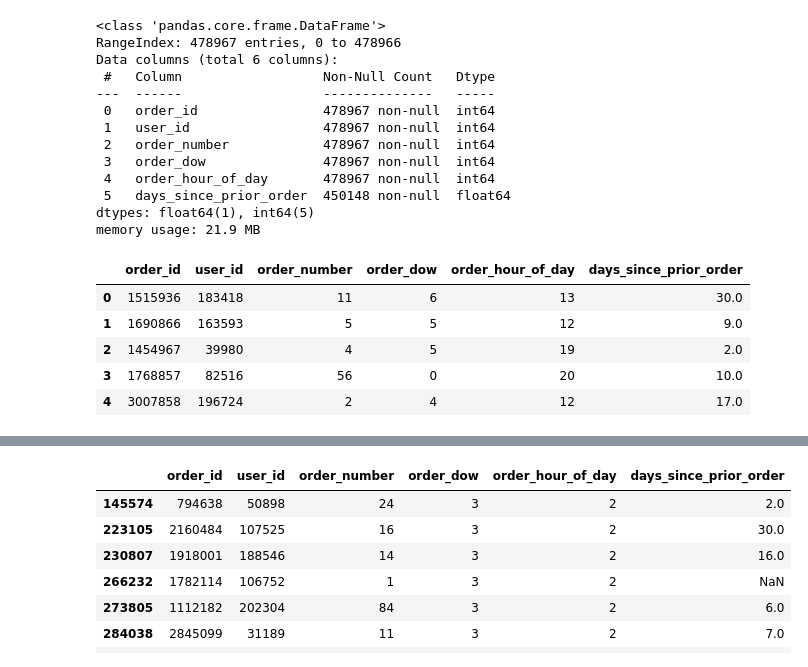
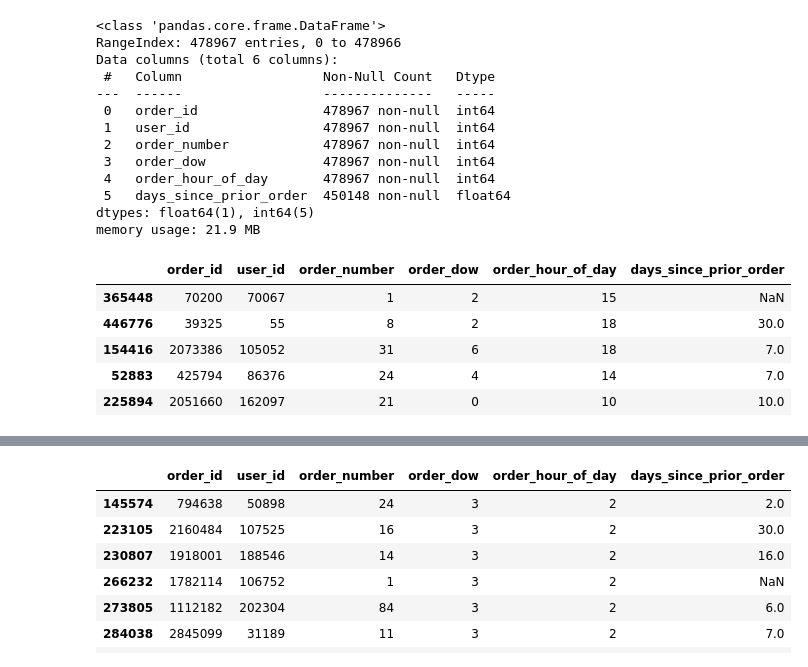
Before and after one commit to Aslan934/InstaCart_orders_analysis_pandas, a Jupyter notebook: instacart_orders_analysis.ipynb, the cells around one changed output, grey strips where cells are left out. Saved outputs shown, nothing was run; the diff lists cells and outputs as text; code cells hidden in the pictures.

Commit message:
Updated using Colab

```diff
--- a/instacart_orders_analysis.ipynb
+++ b/instacart_orders_analysis.ipynb
@@ -73,11 +73,11 @@ Contains information about grocery department categories.
 # %%
 import pandas as pd
 # %%
-orders         = pd.read_csv('/content/drive/MyDrive/Colab Notebooks/Pandas Project 1/instacart_orders.csv', sep=';')
-products       = pd.read_csv('/content/drive/MyDrive/Colab Notebooks/Pandas Project 1/products.csv', sep=';')
-departments    = pd.read_csv('/content/drive/MyDrive/Colab Notebooks/Pandas Project 1/departments.csv', sep=';')
-aisles         = pd.read_csv('/content/drive/MyDrive/Colab Notebooks/Pandas Project 1/aisles.csv', sep=';')
-order_products = pd.read_csv('/content/drive/MyDrive/Colab Notebooks/Pandas Project 1/order_products.csv', sep=';')
+orders         = pd.read_csv('/content/drive/MyDrive/Colab Notebooks/Pandas Project 1/datasets/instacart_orders.csv', sep=';')
+products       = pd.read_csv('/content/drive/MyDrive/Colab Notebooks/Pandas Project 1/datasets/products.csv', sep=';')
+departments    = pd.read_csv('/content/drive/MyDrive/Colab Notebooks/Pandas Project 1/datasets/departments.csv', sep=';')
+aisles         = pd.read_csv('/content/drive/MyDrive/Colab Notebooks/Pandas Project 1/datasets/aisles.csv', sep=';')
+order_products = pd.read_csv('/content/drive/MyDrive/Colab Notebooks/Pandas Project 1/datasets/order_products.csv', sep=';')
 # %%
 from google.colab import drive
 drive.mount('/content/drive')
@@ -106,12 +106,12 @@ Data columns (total 6 columns):
 dtypes: float64(1), int64(5)
 memory usage: 21.9 MB
 # %%
-# Checking first 5 rows
-orders.head()
+# Checking random 5 rows to see if data types are proper
+orders.sample(5)
 # %% [output]
 |  | order_id | user_id | order_number | order_dow | order_hour_of_day | days_since_prior_order |
-| 0 | 1515936 | 183418 | 11 | 6 | 13 | 30.0 |
-| 1 | 1690866 | 163593 | 5 | 5 | 12 | 9.0 |
-| 2 | 1454967 | 39980 | 4 | 5 | 19 | 2.0 |
-| 3 | 1768857 | 82516 | 56 | 0 | 20 | 10.0 |
-| 4 | 3007858 | 196724 | 2 | 4 | 12 | 17.0 |
+| 365448 | 70200 | 70067 | 1 | 2 | 15 | NaN |
+| 446776 | 39325 | 55 | 8 | 2 | 18 | 30.0 |
+| 154416 | 2073386 | 105052 | 31 | 6 | 18 | 7.0 |
+| 52883 | 425794 | 86376 | 24 | 4 | 14 | 7.0 |
+| 225894 | 2051660 | 162097 | 21 | 0 | 10 | 10.0 |
```
Also changed, not shown: parts of 37 cells of this notebook.
